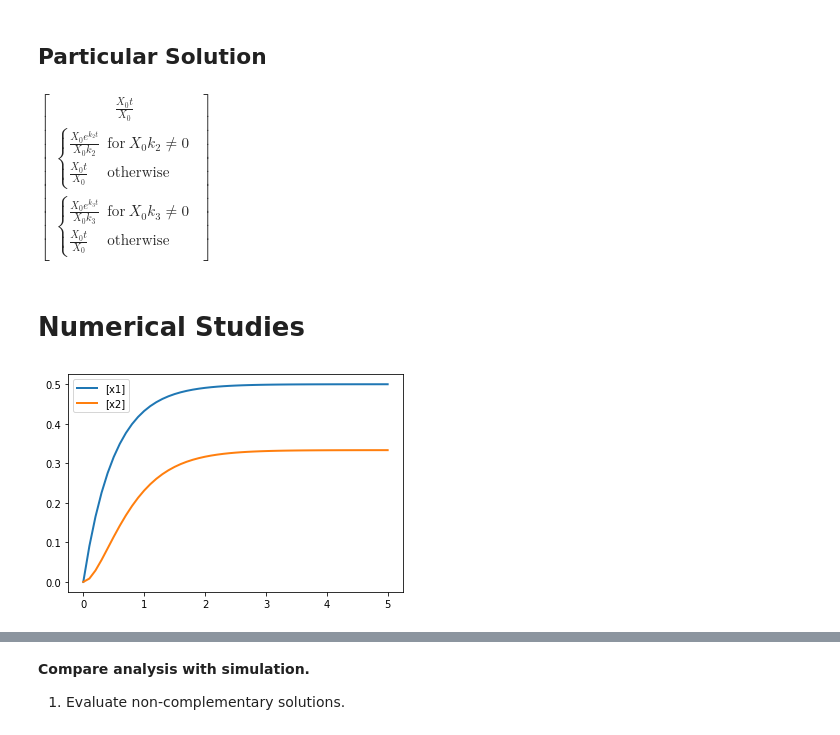
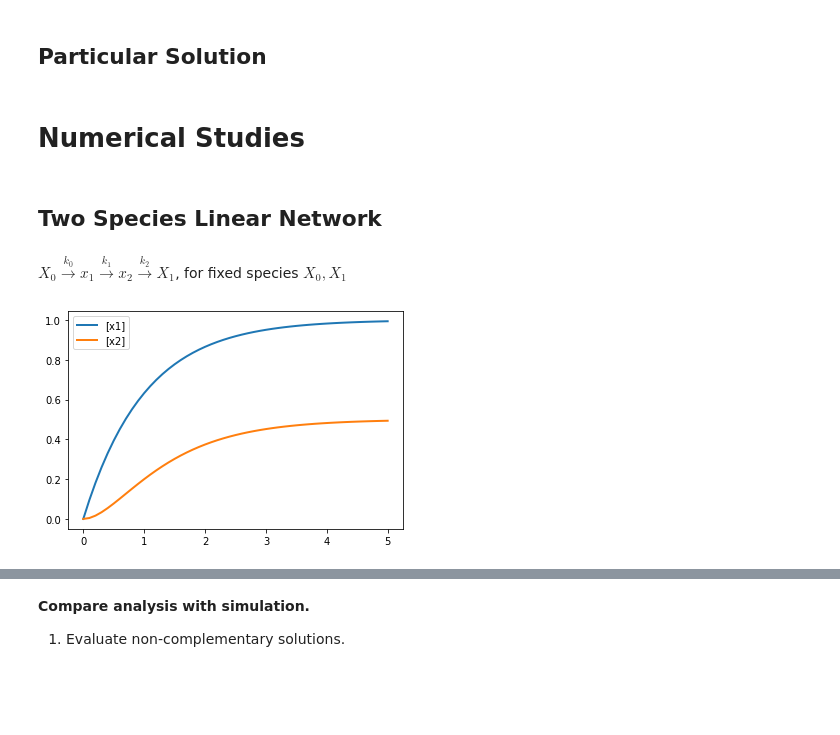
Before and after one commit to ScienceStacks/common_python, a Jupyter notebook: notebooks/Solving Inhomogeneous LTI Differential Equations.ipynb, the cells around one changed output, grey strips where cells are left out. Saved outputs shown, nothing was run; the diff lists cells and outputs as text; code cells hidden in the pictures; blank space fills up the shorter version.

```diff
--- a/notebooks/Solving Inhomogeneous LTI Differential Equations.ipynb
+++ b/notebooks/Solving Inhomogeneous LTI Differential Equations.ipynb
@@ -321,13 +298,6 @@ def calcSolutionCoefs(fundamentalMat, rMat):
   """
   dCoefMat = fundamentalMat.inv()*rMat
   coefMat = sympy.integrate(dCoefMat, t)
-# %%
-rMat = sympy.Matrix([[X0], [0], [0]])
-newMat = invMat*rMat
-uVec = sympy.integrate(newMat, t)
-uVec
-# %% [output]
-$\displaystyle \left[\begin{matrix}\frac{X_{0} t}{X_{0}}\\\begin{cases} \frac{X_{0} e^{k_{2} t}}{X_{0} k_{2}} & \text{for}\: X_{0} k_{2} \neq 0 \\\frac{X_{0} t}{X_{0}} & \text{otherwise} \end{cases}\\\begin{cases} \frac{X_{0} e^{k_{3} t}}{X_{0} k_{3}} & \text{for}\: X_{0} k_{3} \neq 0 \\\frac{X_{0} t}{X_{0}} & \text{otherwise} \end{cases}\end{matrix}\right]$
 # %%
 def solveLTI(Amat, initialVals, stepVals):
   """
@@ -353,22 +323,27 @@ def solveLTI(Amat, initialVals, stepVals):
   """
 # %% [markdown]
 # Numerical Studies
+# %% [markdown]
+## Two Species Linear Network
+# %% [markdown]
+$X_0 \xrightarrow{k_0} x_1 \xrightarrow{k_1} x_2 \xrightarrow{k_2} X_1$, for fixed species $X_0, X_1$
 # %%
 model = """
-J0: $X0 -> x1; k1*X0
-J1: x1 -> x2; k2*x1
-J2: x2 -> $X1; k3*x2
+J0: $X0 -> x1; k0*X0
+J1: x1 -> x2; k1*x1
+J2: x2 -> ; k2*x2
+
+k0 = 1
+k1 = 1
+k2 = 2
 
 X0 = 1
-k1 = 1
-k2 = 2
-k3 = 3
 X1 = 3
 x1 = 0
 x2 = 0
 """
 
 rr = te.loada(model)
 rr.plot(rr.simulate())
 # %% [output]
-[figure, old version]
+[figure, new version]
```
Also changed, not shown: parts of 15 cells of this notebook, 3 other files.
